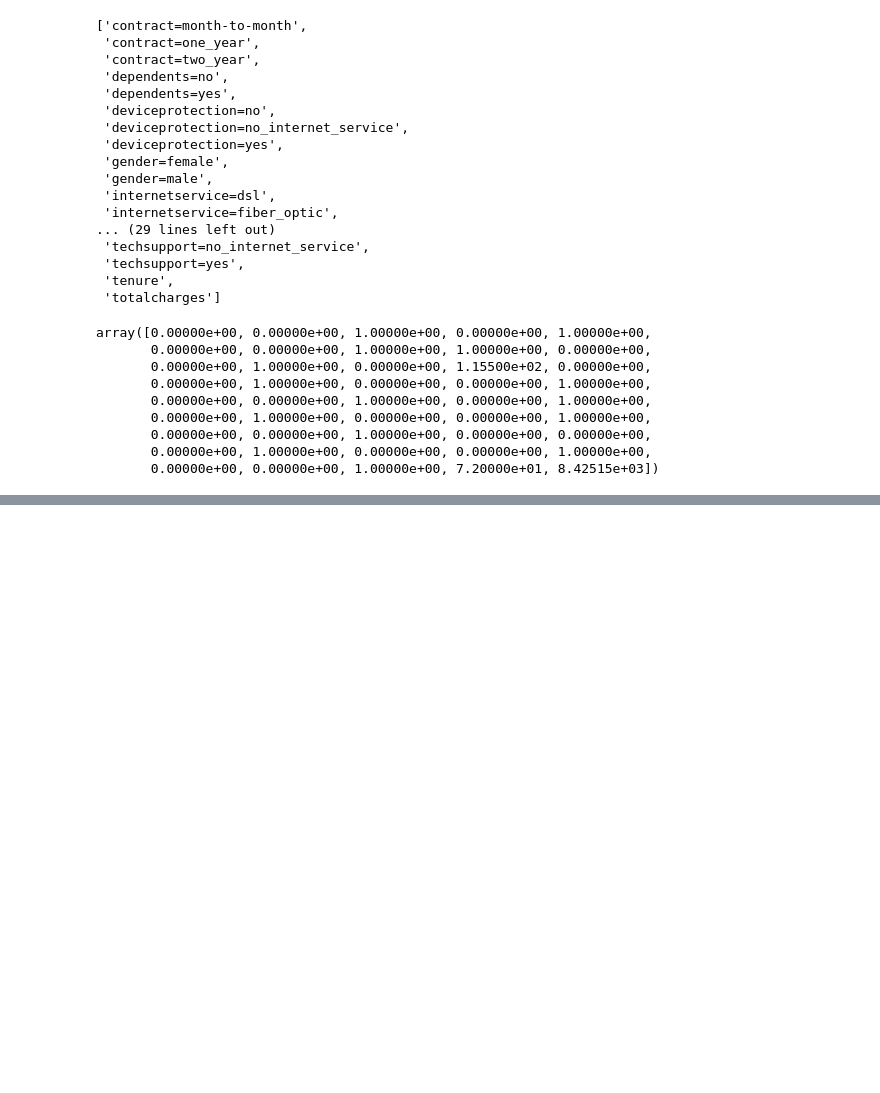
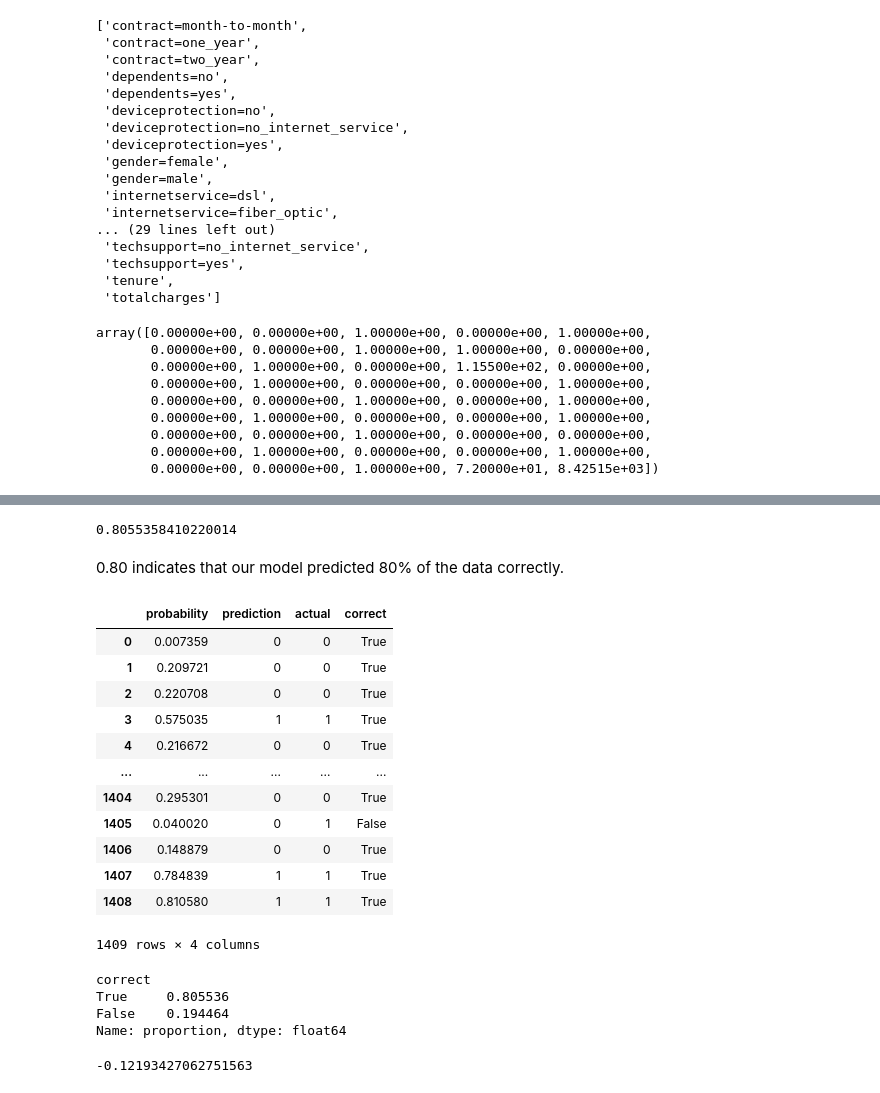
Before and after one commit to SurjanaJ/ML-ZoomCamp, a Jupyter notebook: Chapter 3 - Binary Classification/Churn Prediction.ipynb, the cells around one changed output, grey strips where cells are left out. Cells and saved outputs as stored; diff of their text form; code cells hidden in the pictures; blank space fills up the shorter version.

Commit message:
added Model Training and Using the Model

```diff
--- a/Chapter 3 - Binary Classification/Churn Prediction.ipynb
+++ b/Chapter 3 - Binary Classification/Churn Prediction.ipynb
@@ -627,0 +632,3 @@ def linear_regression(xi):
+# %%
+model = LogisticRegression(solver='liblinear', random_state=1)
+model.fit(X_train, y_train)
@@ -627,0 +637,6 @@ def linear_regression(xi):
+# %%
+# soft predictions
+y_pred = model.predict_proba(X_val)[:,1]
+# %%
+# hard predictions
+churn = y_pred >= 0.5
@@ -627,0 +658,38 @@ def linear_regression(xi):
+# %%
+(y_val == churn).mean()
+# %% [output]
+0.8055358410220014
+# %% [markdown]
+0.80 indicates that our model predicted 80% of the data correctly.
+# %%
+df_pred = pd.DataFrame()
+df_pred['probability'] = y_pred
+df_pred['prediction'] = churn.astype(int)
+df_pred['actual']  = y_val
+df_pred['correct'] = df_pred.prediction == df_pred.actual
+df_pred
+# %% [output]
+|  | probability | prediction | actual | correct |
+| 0 | 0.007359 | 0 | 0 | True |
+| 1 | 0.209721 | 0 | 0 | True |
+| 2 | 0.220708 | 0 | 0 | True |
+| 3 | 0.575035 | 1 | 1 | True |
+| 4 | 0.216672 | 0 | 0 | True |
+| ... | ... | ... | ... | ... |
+| 1404 | 0.295301 | 0 | 0 | True |
+| 1405 | 0.040020 | 0 | 1 | False |
+| 1406 | 0.148879 | 0 | 0 | True |
+| 1407 | 0.784839 | 1 | 1 | True |
+| 1408 | 0.810580 | 1 | 1 | True |
+1409 rows × 4 columns
+# %%
+df_pred['correct'].value_counts(normalize = True)
+# %% [output]
+correct
+True     0.805536
+False    0.194464
+Name: proportion, dtype: float64
+# %%
+model.intercept_[0]
+# %% [output]
+-0.12193427062751563
```
Also changed, not shown: parts of 44 cells of this notebook, 3 other files.
